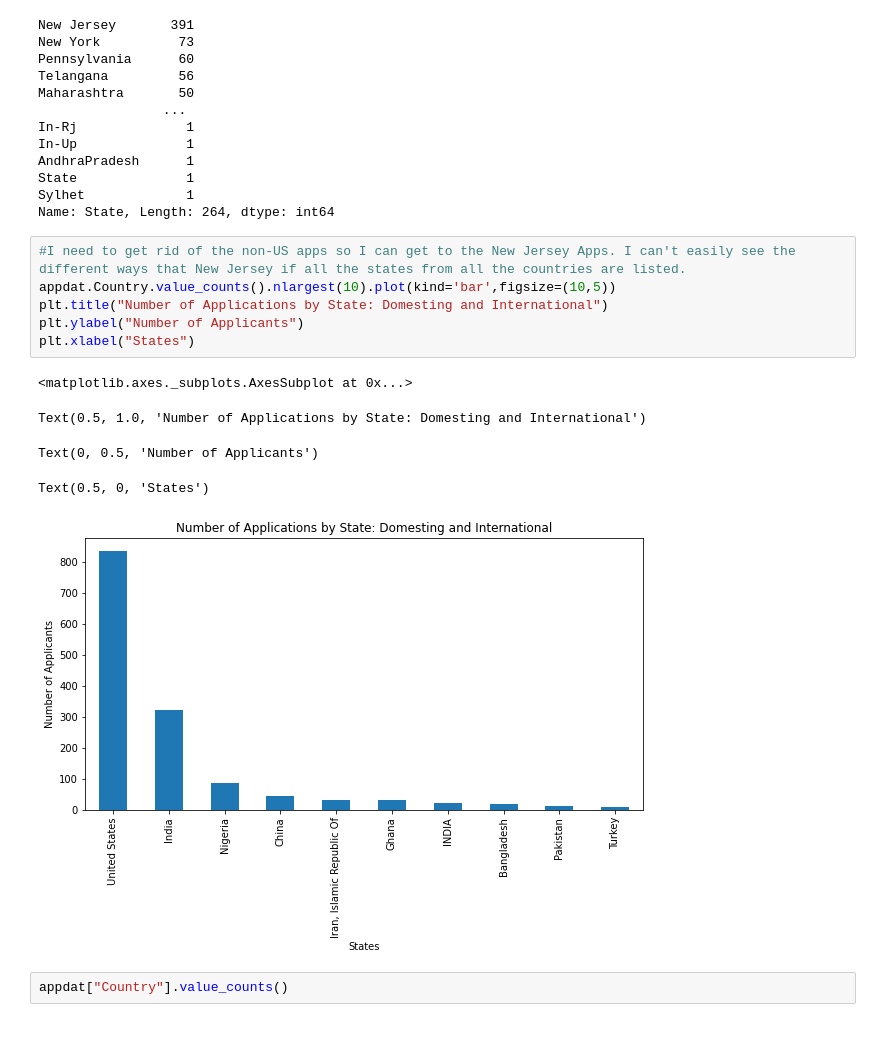
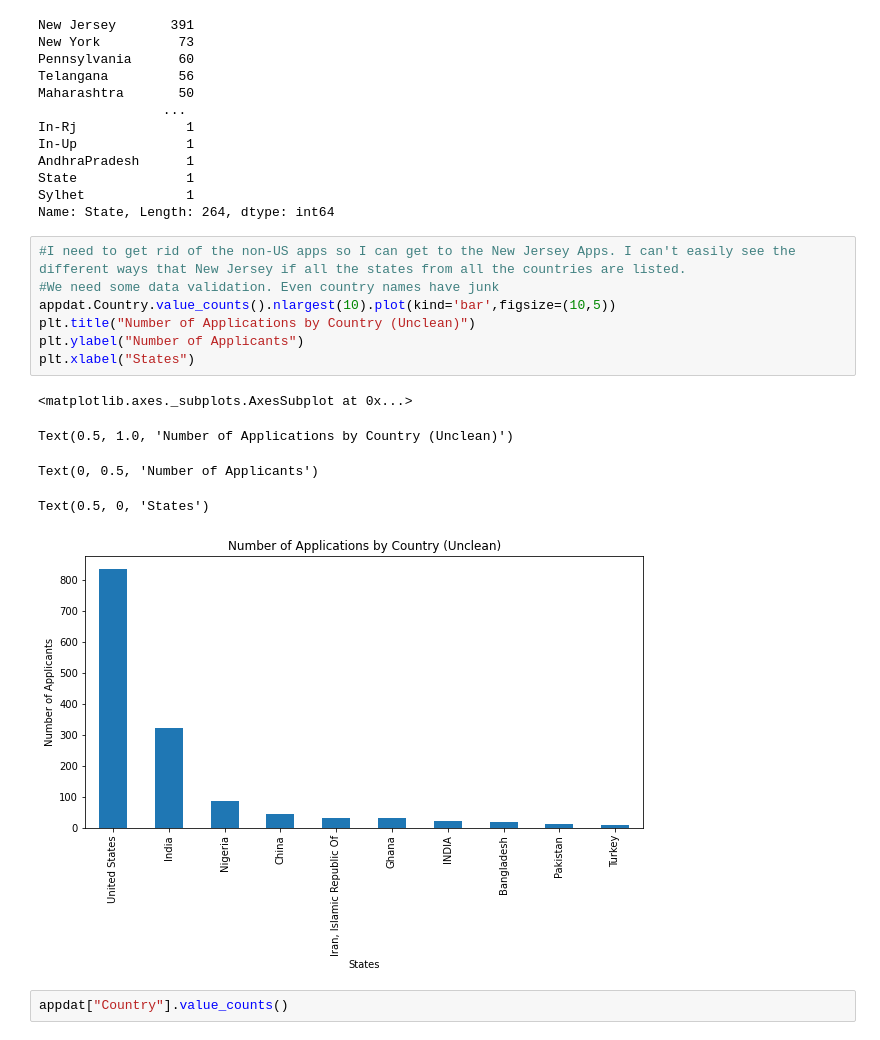
Before and after one commit to theaok/vis-sp23-ewattudo, a Jupyter notebook: ps2_pynb.ipynb, the cells around one changed output. Cells and saved outputs as stored; diff of their text form.

```diff
--- a/ps2_pynb.ipynb
+++ b/ps2_pynb.ipynb
@@ -197,16 +197,17 @@ Sylhet             1
 Name: State, Length: 264, dtype: int64
 # %%
 #I need to get rid of the non-US apps so I can get to the New Jersey Apps. I can't easily see the different ways that New Jersey if all the states from all the countries are listed.
+#We need some data validation. Even country names have junk
 appdat.Country.value_counts().nlargest(10).plot(kind='bar',figsize=(10,5))
-plt.title("Number of Applications by State: Domesting and International")
+plt.title("Number of Applications by Country (Unclean)")
 plt.ylabel("Number of Applicants")
 plt.xlabel("States")
 # %% [output]
 <matplotlib.axes._subplots.AxesSubplot at 0x...>
-Text(0.5, 1.0, 'Number of Applications by State: Domesting and International')
+Text(0.5, 1.0, 'Number of Applications by Country (Unclean)')
 Text(0, 0.5, 'Number of Applicants')
 Text(0.5, 0, 'States')
-[figure, old version]
+[figure, new version]
 # %%
 appdat["Country"].value_counts()
 # %% [output]
```
Also changed, not shown: parts of 12 cells of this notebook.
